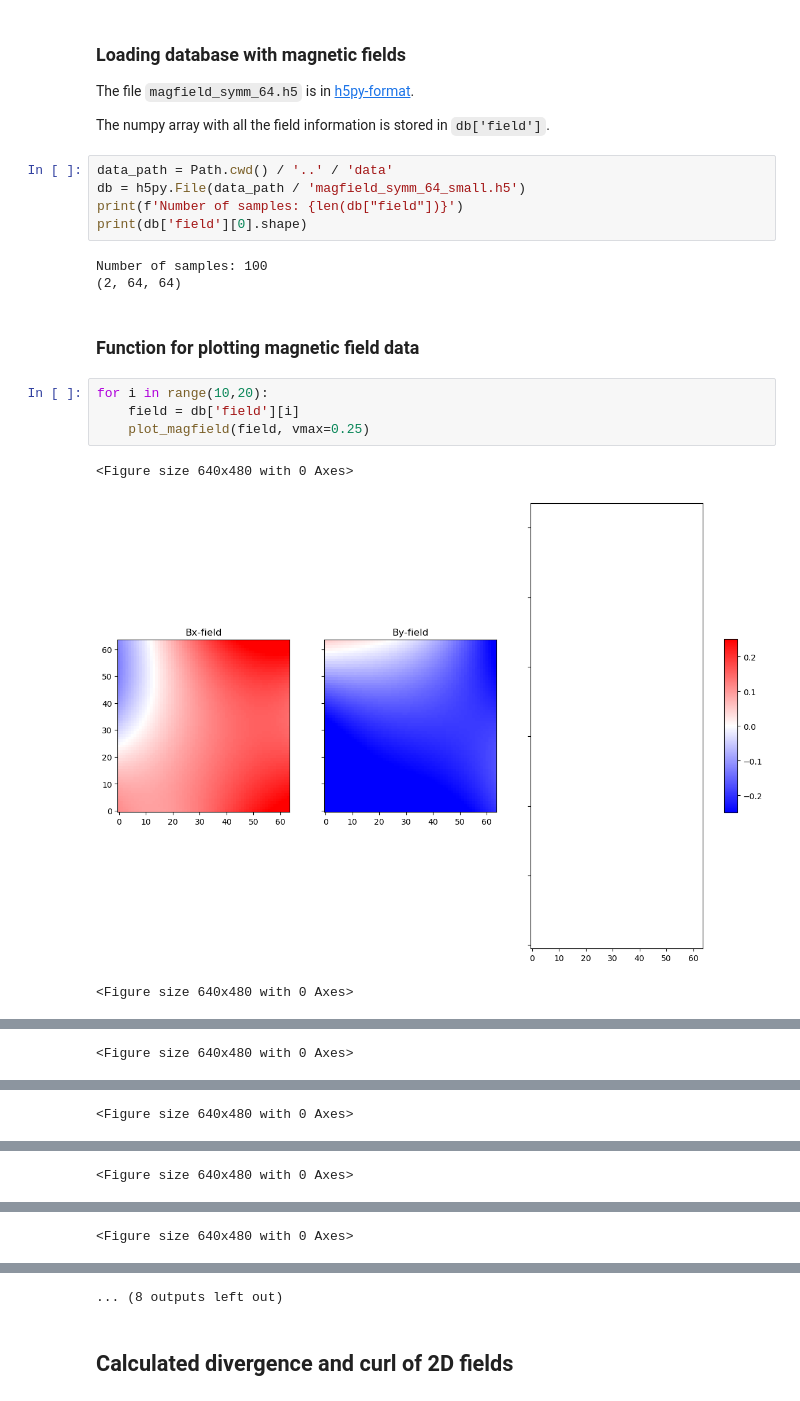
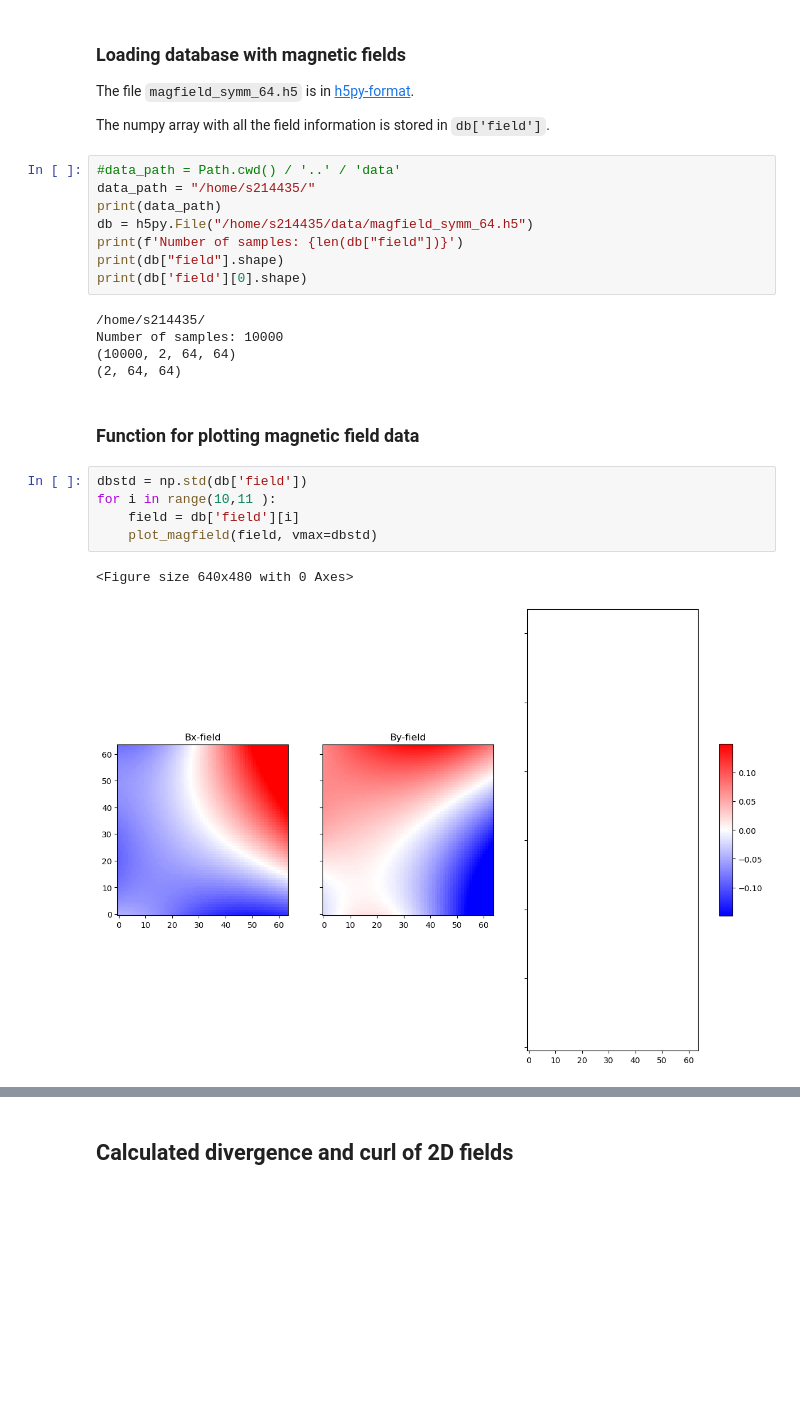
Before and after one commit to cmt-dtu-energy/mag-diffusion, a Jupyter notebook: inspect_data.ipynb, the cells around one changed output, grey strips where cells are left out. Cells and saved outputs as stored; diff of their text form; blank space fills up the shorter version.

```diff
--- a/nbs/inspect_data.ipynb
+++ b/inspect_data.ipynb
@@ -12,20 +13,25 @@ The file `magfield_symm_64.h5` is in [h5py-format](https://docs.h5py.org/en/stab
 
 The numpy array with all the field information is stored in `db['field']`.
 # %%
-data_path = Path.cwd() / '..' / 'data'
-db = h5py.File(data_path / 'magfield_symm_64_small.h5')
+#data_path = Path.cwd() / '..' / 'data'
+data_path = "/home/s214435/"
+print(data_path)
+db = h5py.File("/home/s214435/data/magfield_symm_64.h5")
 print(f'Number of samples: {len(db["field"])}')
+print(db["field"].shape)
 print(db['field'][0].shape)
 # %% [output]
-Number of samples: 100
+/home/s214435/
+Number of samples: 10000
+(10000, 2, 64, 64)
 (2, 64, 64)
 # %% [markdown]
 ### Function for plotting magnetic field data
 # %%
-for i in range(10,20):
+dbstd = np.std(db['field'])
+for i in range(10,11 ):
     field = db['field'][i]
-    plot_magfield(field, vmax=0.25)
+    plot_magfield(field, vmax=dbstd)
 # %% [output]
 <Figure size 640x480 with 0 Axes>
-[figure, old version]
+[figure, new version]
-<Figure size 640x480 with 0 Axes>
@@ -33 +37,0 @@ for i in range(10,20):
-<Figure size 640x480 with 0 Axes>
@@ -35 +37,0 @@ for i in range(10,20):
-<Figure size 640x480 with 0 Axes>
@@ -37 +37,0 @@ for i in range(10,20):
-<Figure size 640x480 with 0 Axes>
@@ -39 +37,0 @@ for i in range(10,20):
-<Figure size 640x480 with 0 Axes>
@@ -41,4 +38,3 @@ for i in range(10,20):
-... (8 outputs left out)
 # %% [markdown]
 ## Calculated divergence and curl of 2D fields
 # %%
```
Also changed, not shown: parts of 3 cells of this notebook, 3 other files.
